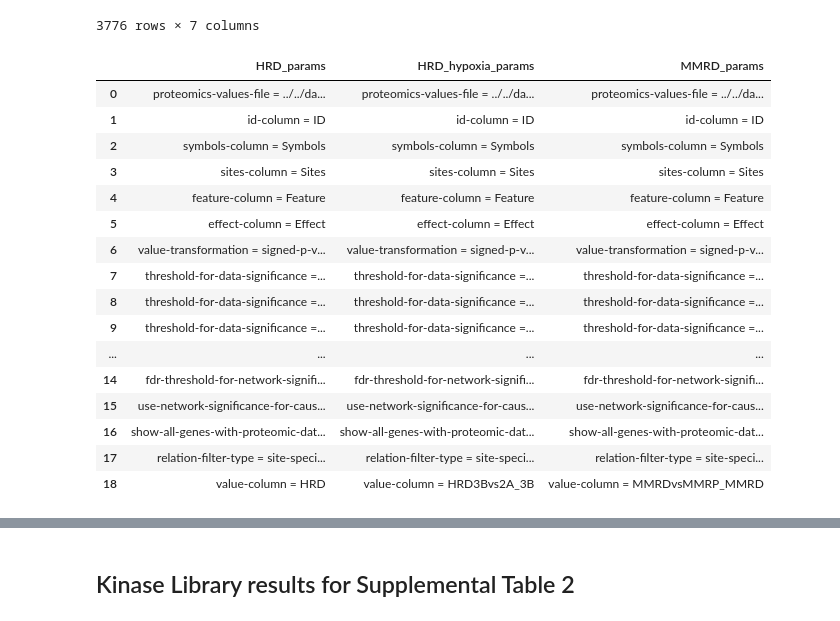
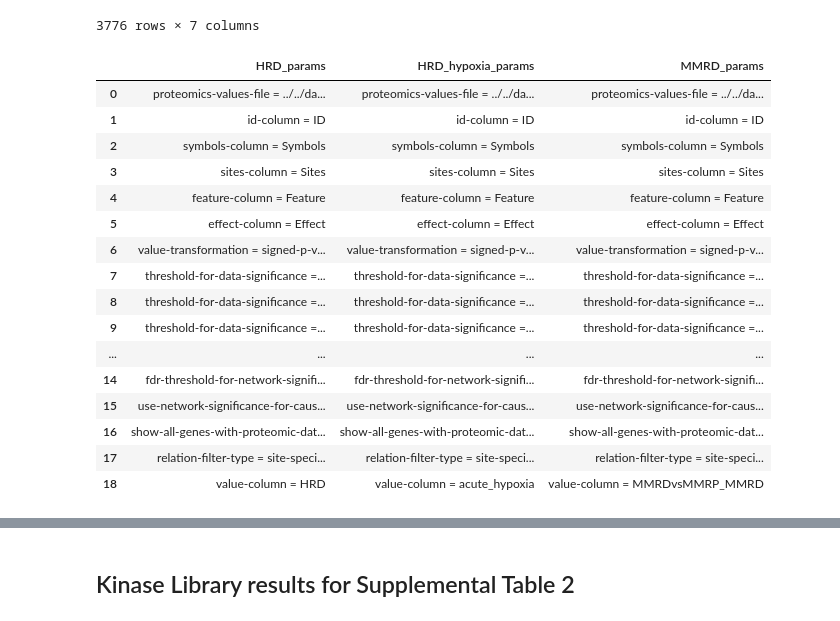
Before and after one commit to getzlab/CPTAC_PanCan_PTM_2023, a Jupyter notebook: Fig3/07_create_supplemental_table.ipynb, the cells around one changed output, grey strips where cells are left out. Saved outputs shown, nothing was run; the diff lists cells and outputs as text; code cells hidden in the pictures.

Commit message:
Figure S3B MMRD revisions

```diff
--- a/Fig3/07_create_supplemental_table.ipynb
+++ b/Fig3/07_create_supplemental_table.ipynb
@@ -8,7 +16,6 @@ from glob import glob
 # %%
 # Define file paths
 DE_DIR = "/home/yakiyama/DE_results/020222/"
-COLLAPSED_SIGS_PATH = "/home/yakiyama/CPTAC_Signatures/results/Union/Full_H_compressed_v1.1.tsv"
 
 HRD_HRP_DDR_DE_PATH = os.path.join(DE_DIR, "HRD_v3/HRD_Global_02/analysis_files/DDR_diffexp_results_v3.tsv")
 MMRD_FULL_DE_PATH = os.path.join(DE_DIR, "MMRD/MMRDvsMMRP_excludePOLEPOLD/analysis_files/full_diffexp_results.tsv")
@@ -18,21 +25,29 @@ ACUTE_CHRONIC_FULL_DE_PATH = os.path.join(DE_DIR, "HRD_v3/Group3Bvs2A/analysis_f
 ACUTE_CHRONIC_DDR_DE_PATH = os.path.join(DE_DIR, "HRD_v3/Group3Bvs2A/analysis_files/DDR_diffexp_results_v3.tsv")
 ACUTE_CHRONIC_GSEA_PATH = os.path.join(DE_DIR, "HRD_v3/Group3Bvs2A/analysis_files/full_gsea.tsv")
 ACUTE_CHRONIC_PTMSEA_PATH = os.path.join(DE_DIR, "HRD_v3/Group3Bvs2A/analysis_files/ptmsea_combined_results.tsv")
-H_MUT_COLLAPSED_PATH = "gs://cptac-pancan-getzlab/Freeze_061721/mutational_signatures/Full_H_compressed_v1.1.tsv"
+HRD_A_B_FULL_DE_PATH = os.path.join("DE_data/HRD_low_acute_hypoxia/analysis_files/full_diffexp_results.tsv")
+HRD_A_B_GSEA_PATH = os.path.join("DE_data/HRD_low_acute_hypoxia/analysis_files/full_gsea.tsv")
+HRD_A_C_FULL_DE_PATH = os.path.join("DE_data/HRD_low_chronic_hypoxia//analysis_files/full_diffexp_results.tsv")
+HRD_A_C_GSEA_PATH = os.path.join("DE_data/HRD_low_chronic_hypoxia/analysis_files/full_gsea.tsv")
+
+H_MUT_COLLAPSED_PATH = "../results/mutational_signatures/Full_H_compressed_v3.tsv"
 H_MUT_FULL_PATH = "../results/mutational_signatures/H_uncollapsed_all.tsv"
 W_MUT_FULL_PATH = "../results/mutational_signatures/W_uncollapsed_all.tsv"
 SAMPLE_MAP_PATH = "gs://cptac-pancan-getzlab/mapping/PanCan_Participant_freeze_mapping.tsv"
+SIGNATURE_SUMMARY_PATH = "other_tables/Table_S3C_mutational_signatures_summary.tsv"
 
 GENESET_PATH = "/home/yakiyama/DE_data/genesets/092121/full_geneset_v3.json"
 
-HRD_HRP_CP_DATA_PATH = "../supplemental_data/causalpath/HRD_Global_02_data.txt"
-HRD_HRP_CP_PARAM_PATH = "../supplemental_data/causalpath/HRD_Global_02_parameters.txt"
-ACUTE_CP_DATA_PATH = "../supplemental_data/causalpath/Group3Bvs2A_data.txt"
-ACUTE_CP_PARAM_PATH = "../supplemental_data/causalpath/Group3Bvs2A_parameters.txt"
-MMRD_MMRP_CP_DATA_PATH = "../supplemental_data/causalpath/MMRD_data.txt"
-MMRD_MMRP_CP_PARAM_PATH = "../supplemental_data/causalpath/MMRD_parameters.txt"
+HRD_HRP_CP_DATA_PATH = "/home/yakiyama/CPTAC_PanCan_2021/supplemental_data/causalpath/HRD_Global_02_data.txt"
+HRD_HRP_CP_PARAM_PATH = "/home/yakiyama/CPTAC_PanCan_2021/supplemental_data/causalpath/HRD_Global_02_parameters.txt"
+ACUTE_CP_DATA_PATH = "/home/yakiyama/CPTAC_PanCan_2021/supplemental_data/causalpath/Group3Bvs2A_data.txt"
+ACUTE_CP_PARAM_PATH = "/home/yakiyama/CPTAC_PanCan_2021/supplemental_data/causalpath/Group3Bvs2A_parameters.txt"
+MMRD_MMRP_CP_DATA_PATH = "/home/yakiyama/CPTAC_PanCan_2021/supplemental_data/causalpath/MMRD_data.txt"
+MMRD_MMRP_CP_PARAM_PATH = "/home/yakiyama/CPTAC_PanCan_2021/supplemental_data/causalpath/MMRD_parameters.txt"
 
 KINASE_LIBRARY_PATH = "/home/yakiyama/CPTAC_PanCan_2021/analysis_files/kinase_library_051022/2.Dendrogram/phosphoproteome_res/enrichment_results"
+
+MMRD_FISHER_PATH = "other_tables/Table_S3N_MMRD_fisher.tsv"
 # %%
 # Combined CausalPath Data
 hrd_hrp_cp_df = pd.read_csv(HRD_HRP_CP_DATA_PATH, sep='\t', index_col=0)
@@ -77,26 +92,27 @@ merged_cp_df
 # %%
 hrd_hrp_param_df = pd.read_csv(HRD_HRP_CP_PARAM_PATH, sep='\t', header=None)
 hypoxia_param_df = pd.read_csv(ACUTE_CP_PARAM_PATH, sep='\t', header=None)
 mmrd_param_df = pd.read_csv(MMRD_MMRP_CP_PARAM_PATH, sep='\t', header=None)
 
 param_df = pd.concat([hrd_hrp_param_df ,hypoxia_param_df, mmrd_param_df], 1)
 param_df.columns = ['HRD_params', 'HRD_hypoxia_params', 'MMRD_params']
+param_df.loc[18, "HRD_hypoxia_params"] = 'value-column = acute_hypoxia'
 param_df
 # %% [output]
 |  | HRD_params | HRD_hypoxia_params | MMRD_params |
 | 0 | proteomics-values-file = ../../da... | proteomics-values-file = ../../da... | proteomics-values-file = ../../da... |
 | 1 | id-column = ID | id-column = ID | id-column = ID |
 | 2 | symbols-column = Symbols | symbols-column = Symbols | symbols-column = Symbols |
 | 3 | sites-column = Sites | sites-column = Sites | sites-column = Sites |
 | 4 | feature-column = Feature | feature-column = Feature | feature-column = Feature |
 | 5 | effect-column = Effect | effect-column = Effect | effect-column = Effect |
 | 6 | value-transformation = signed-p-v... | value-transformation = signed-p-v... | value-transformation = signed-p-v... |
 | 7 | threshold-for-data-significance =... | threshold-for-data-significance =... | threshold-for-data-significance =... |
 | 8 | threshold-for-data-significance =... | threshold-for-data-significance =... | threshold-for-data-significance =... |
 | 9 | threshold-for-data-significance =... | threshold-for-data-significance =... | threshold-for-data-significance =... |
 | ... | ... | ... | ... |
 | 14 | fdr-threshold-for-network-signifi... | fdr-threshold-for-network-signifi... | fdr-threshold-for-network-signifi... |
 | 15 | use-network-significance-for-caus... | use-network-significance-for-caus... | use-network-significance-for-caus... |
 | 16 | show-all-genes-with-proteomic-dat... | show-all-genes-with-proteomic-dat... | show-all-genes-with-proteomic-dat... |
 | 17 | relation-filter-type = site-speci... | relation-filter-type = site-speci... | relation-filter-type = site-speci... |
-| 18 | value-column = HRD | value-column = HRD3Bvs2A_3B | value-column = MMRDvsMMRP_MMRD |
+| 18 | value-column = HRD | value-column = acute_hypoxia | value-column = MMRDvsMMRP_MMRD |
```
Also changed, not shown: parts of 7 cells of this notebook, 5 other files.
